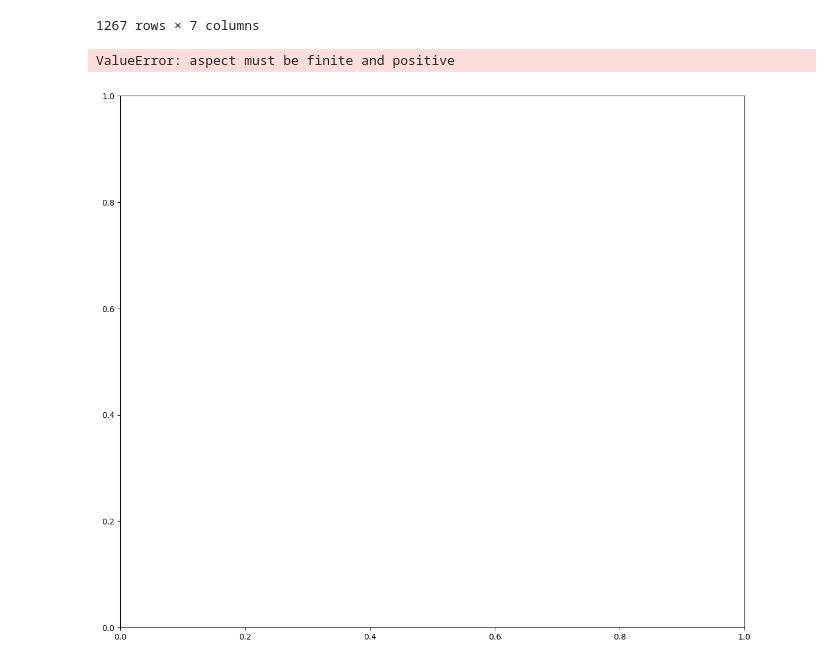
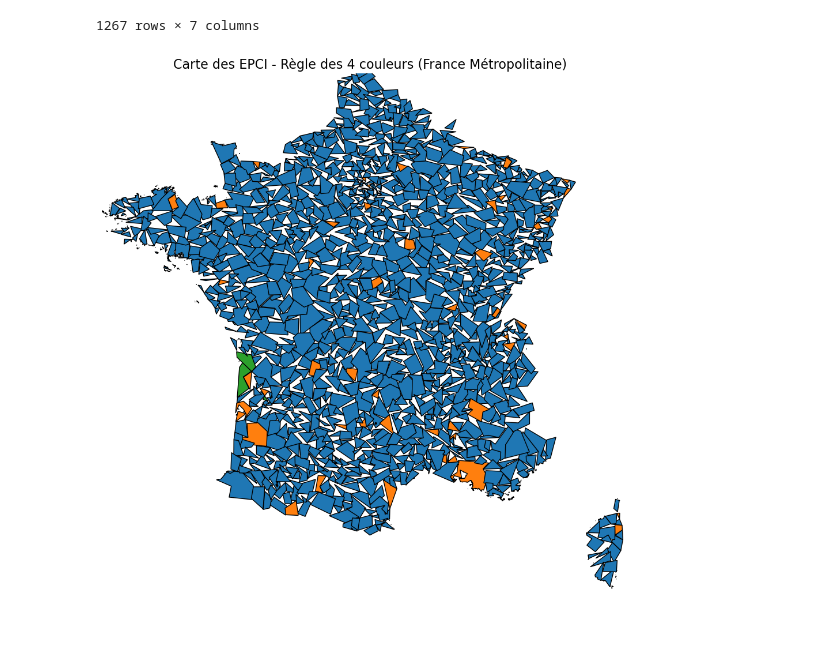
Before and after one commit to Qntouille/statapp, a Jupyter notebook: stat_desc_mobpro.ipynb, the cells around one changed output. Drawn from its saved outputs; the diff is of its cells as text; code cells hidden in the pictures.

Commit message:
carte des epci

```diff
--- a/stat_desc_mobpro.ipynb
+++ b/stat_desc_mobpro.ipynb
@@ -448,9 +448,9 @@ import geopandas as gpd
 
 def plot_epci_map_4_colors(gdf_epci):
     """
-    Affiche la carte des EPCI en utilisant la règle des 4 couleurs.
+    Affiche la carte des EPCI en utilisant la règle des 4 couleurs avec les polygones exacts (pas de simplification).
 
-    Paramètres :
+    Paramètre :
     - gdf_epci : GeoDataFrame avec les polygones des EPCI.
     """
     # Assurer la projection en WGS84
@@ -465,34 +465,40 @@ def plot_epci_map_4_colors(gdf_epci):
         G.add_node(idx)
 
     # Ajouter les arêtes si deux polygones sont adjacents
     for idx1, row1 in gdf_epci.iterrows():
         for idx2, row2 in gdf_epci.iterrows():
             if idx1 != idx2 and row1['geometry'].touches(row2['geometry']):
                 G.add_edge(idx1, idx2)
 
     # Coloration avec la méthode des 4 couleurs
     colors = nx.coloring.greedy_color(G, strategy='largest_first')
 
     # Convertir en liste de couleurs pour l'affichage
     unique_colors = list(set(colors.values()))
     color_map = {node: unique_colors.index(color) for node, color in colors.items()}
 
     # Tracer la carte avec les couleurs assignées
     fig, ax = plt.subplots(1, 1, figsize=(14, 12))
+
+    # Tracer les polygones des EPCI (pas de simplification)
     for idx, row in gdf_epci.iterrows():
         gdf_epci.loc[[idx]].plot(
             ax=ax,
             color=plt.cm.tab10(color_map[idx] / 10),
             edgecolor='black'
         )
 
+    # Ajuster les limites pour ne montrer que la France Métropolitaine
+    # Coordonnées approximatives de la France métropolitaine
+    ax.set_xlim([-5, 10])  # Longitudes
+    ax.set_ylim([41, 51])  # Latitudes
+
     # Personnalisation
-    ax.set_title("Carte des EPCI - Règle des 4 couleurs", fontsize=16)
+    ax.set_title("Carte des EPCI - Règle des 4 couleurs (France Métropolitaine)", fontsize=16)
     ax.set_axis_off()
     plt.show()
 
-# Appel de la fonction
+# Exemple d'appel de la fonction sans simplification des polygones
 plot_epci_map_4_colors(gdf_epci)
 # %% [output]
-ValueError: aspect must be finite and positive
-[figure, old version]
+[figure, new version]
```
